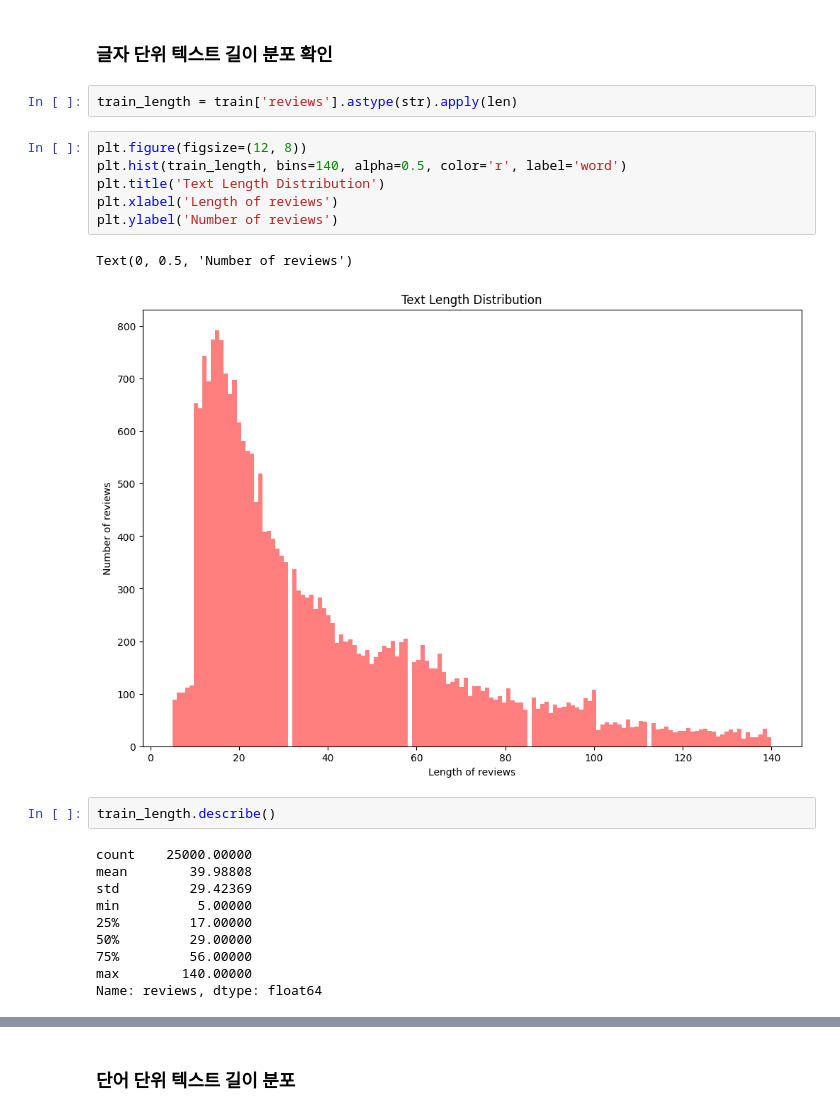
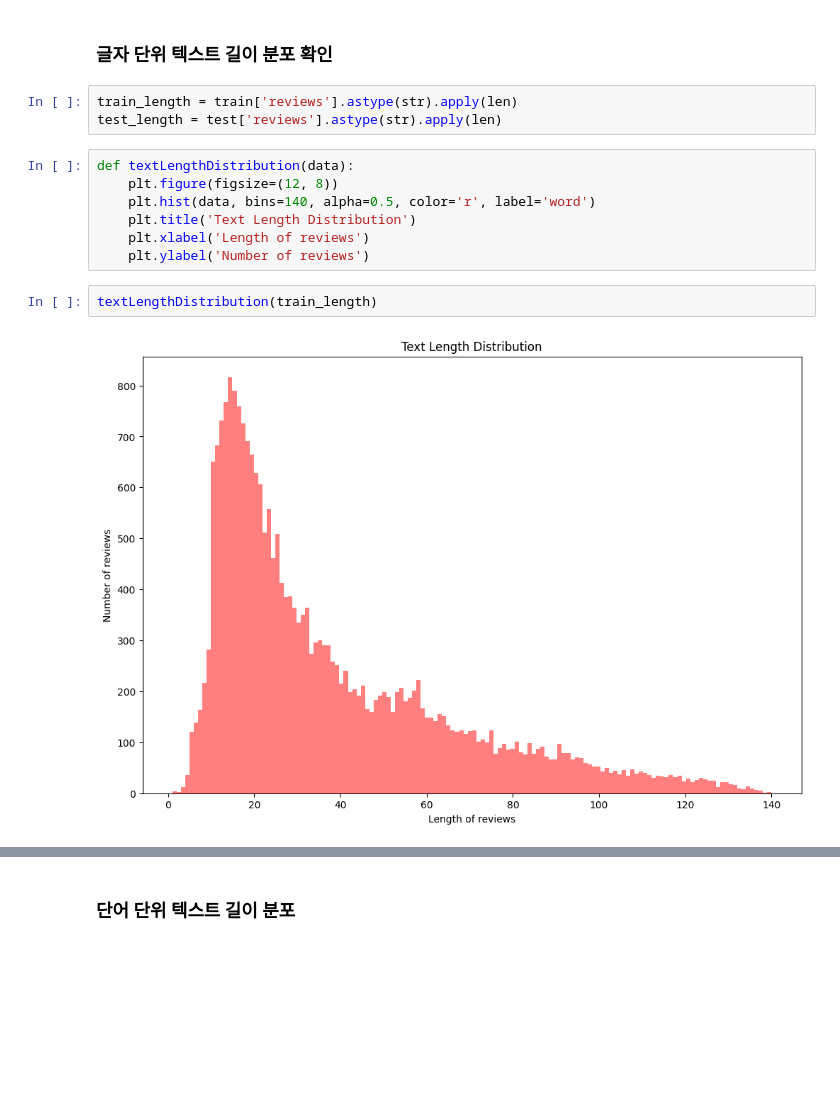
Before and after one commit to SPAI-Lab/GenerativeAI_Study, a Jupyter notebook: week7/쇼핑몰리뷰평점예측.ipynb, the cells around one changed output, grey strips where cells are left out. Cells and saved outputs as stored; diff of their text form; blank space fills up the shorter version.

```diff
--- a/week7/쇼핑몰리뷰평점예측.ipynb
+++ b/week7/쇼핑몰리뷰평점예측.ipynb
@@ -80,24 +80,15 @@ print(train.shape, test.shape)
 ### 글자 단위 텍스트 길이 분포 확인
 # %%
 train_length = train['reviews'].astype(str).apply(len)
+test_length = test['reviews'].astype(str).apply(len)
 # %%
-plt.figure(figsize=(12, 8))
-plt.hist(train_length, bins=140, alpha=0.5, color='r', label='word')
-plt.title('Text Length Distribution')
-plt.xlabel('Length of reviews')
-plt.ylabel('Number of reviews')
+def textLengthDistribution(data):
+    plt.figure(figsize=(12, 8))
+    plt.hist(data, bins=140, alpha=0.5, color='r', label='word')
+    plt.title('Text Length Distribution')
+    plt.xlabel('Length of reviews')
+    plt.ylabel('Number of reviews')
-# %% [output]
-Text(0, 0.5, 'Number of reviews')
-[figure, removed]
-# %%
-train_length.describe()
-# %% [output]
-count    25000.00000
-mean        39.98808
-std         29.42369
-min          5.00000
-25%         17.00000
-50%         29.00000
-75%         56.00000
-max        140.00000
-Name: reviews, dtype: float64
+# %%
+textLengthDistribution(train_length)
+# %% [output]
+[figure, added]
```
Also changed, not shown: parts of 41 cells of this notebook, 4 other files.
